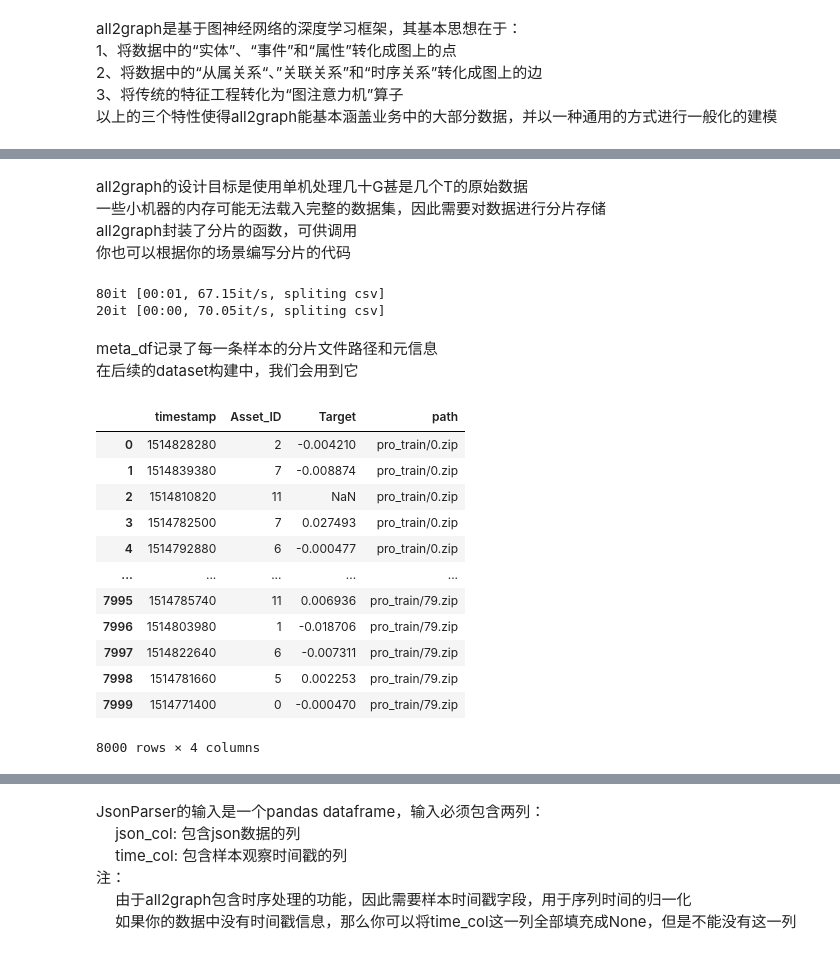
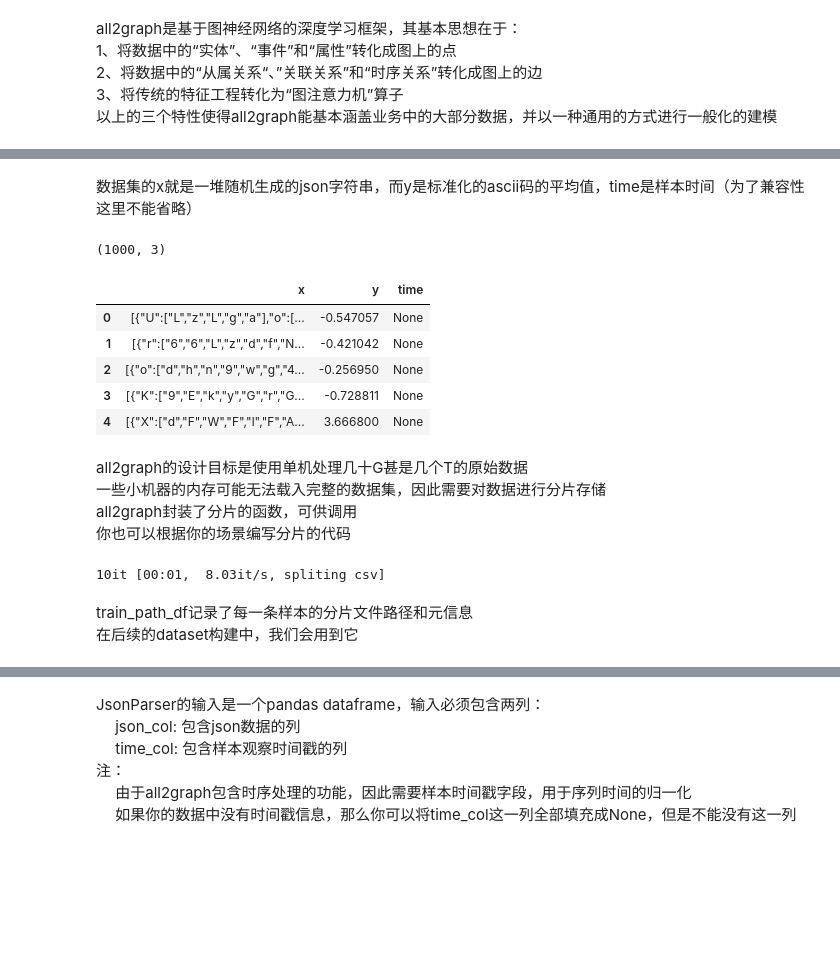
Before and after one commit to wolaituodiban/all2graph, a Jupyter notebook: tutorials/001_introduction.ipynb, the cells around one changed output, grey strips where cells are left out. Saved outputs shown, nothing was run; the diff lists cells and outputs as text; code cells hidden in the pictures; blank space fills up the shorter version.

```diff
--- a/tutorials/001_introduction.ipynb
+++ b/tutorials/001_introduction.ipynb
@@ -107,24 +42,30 @@ pro_valid_df.to_csv('pro_valid.csv', index=False)
+# %% [markdown]
+数据集的x就是一堆随机生成的json字符串，而y是标准化的ascii码的平均值，time是样本时间（为了兼容性这里不能省略）
+# %%
+print(train_data_df.shape)
+train_data_df.head()
+# %% [output]
+(1000, 3)
+|  | x | y | time |
+| 0 | [{"U":["L","z","L","g","a"],"o":[... | -0.547057 | None |
+| 1 | [{"r":["6","6","L","z","d","f","N... | -0.421042 | None |
+| 2 | [{"o":["d","h","n","9","w","g","4... | -0.256950 | None |
+| 3 | [{"K":["9","E","k","y","G","r","G... | -0.728811 | None |
+| 4 | [{"X":["d","F","W","F","l","F","A... | 3.666800 | None |
 # %% [markdown]
 all2graph的设计目标是使用单机处理几十G甚是几个T的原始数据<br>
 一些小机器的内存可能无法载入完整的数据集，因此需要对数据进行分片存储<br>
 all2graph封装了分片的函数，可供调用<br>
 你也可以根据你的场景编写分片的代码
 # %%
-train_meta_df = ag.split_csv(
-    src='pro_train.csv', # 原始数据，可以是dataframe，path和list of path
-    dst='pro_train', # 分片后的文件夹地址
+train_path_df = ag.split_csv(
+    src=train_data_df, # 原始数据，可以是dataframe，path和list of path
+    dst='train_data', # 分片后的文件夹地址
     chunksize=100, # 每一片的大小，建议根据你的机器配置设置，设的太大会影响后续训练速度，增大内存开销，设的太小会产生大量小文件
-    meta_cols=['timestamp', 'Asset_ID', 'Target'] # 见下文
+    drop_cols=['x']
 )
-valid_meta_df = ag.split_csv(
-    src='pro_valid.csv',
-    dst='pro_valid',
-    chunksize=100,
-    meta_cols=['timestamp', 'Asset_ID', 'Target']
-)
 # %% [output]
-80it [00:01, 67.15it/s, spliting csv]
-20it [00:00, 70.05it/s, spliting csv]
+10it [00:01,  8.03it/s, spliting csv]
 # %% [markdown]
-meta_df记录了每一条样本的分片文件路径和元信息<br>
+train_path_df记录了每一条样本的分片文件路径和元信息<br>
 在后续的dataset构建中，我们会用到它
@@ -134,16 +71,0 @@ valid_meta_df = pd.read_csv('pro_valid_meta.csv')
-# %%
-train_meta_df
-# %% [output]
-|  | timestamp | Asset_ID | Target | path |
-| 0 | 1514828280 | 2 | -0.004210 | pro_train/0.zip |
-| 1 | 1514839380 | 7 | -0.008874 | pro_train/0.zip |
-| 2 | 1514810820 | 11 | NaN | pro_train/0.zip |
-| 3 | 1514782500 | 7 | 0.027493 | pro_train/0.zip |
-| 4 | 1514792880 | 6 | -0.000477 | pro_train/0.zip |
-| ... | ... | ... | ... | ... |
-| 7995 | 1514785740 | 11 | 0.006936 | pro_train/79.zip |
-| 7996 | 1514803980 | 1 | -0.018706 | pro_train/79.zip |
-| 7997 | 1514822640 | 6 | -0.007311 | pro_train/79.zip |
-| 7998 | 1514781660 | 5 | 0.002253 | pro_train/79.zip |
-| 7999 | 1514771400 | 0 | -0.000470 | pro_train/79.zip |
-8000 rows × 4 columns
```
Also changed, not shown: parts of 60 cells of this notebook, 8 other files.
